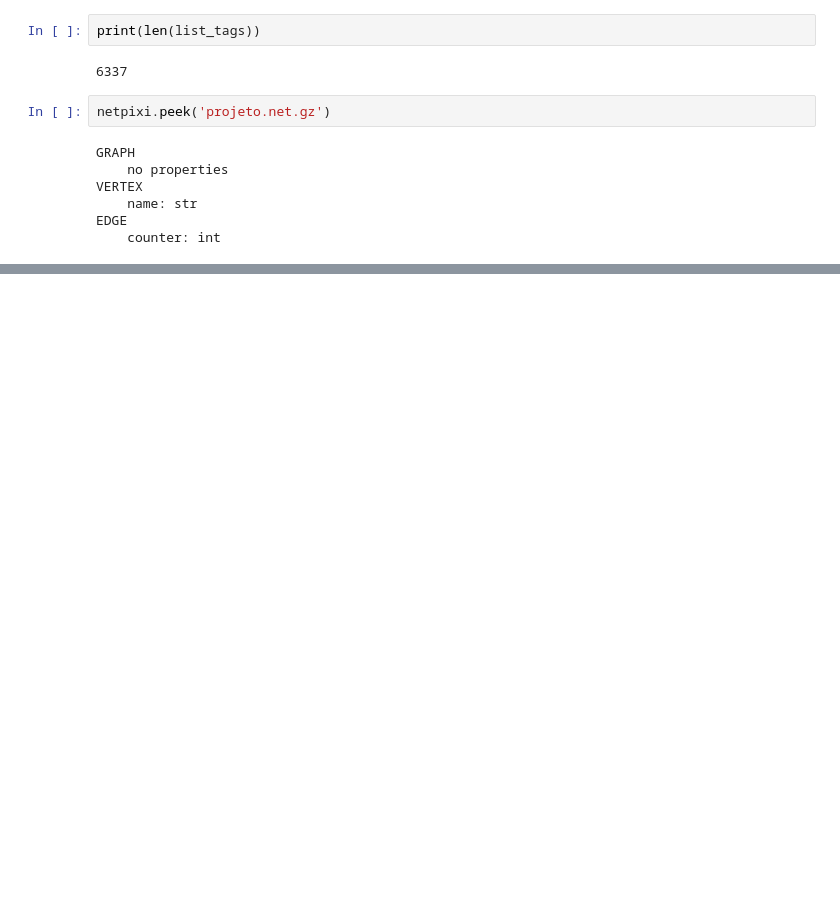
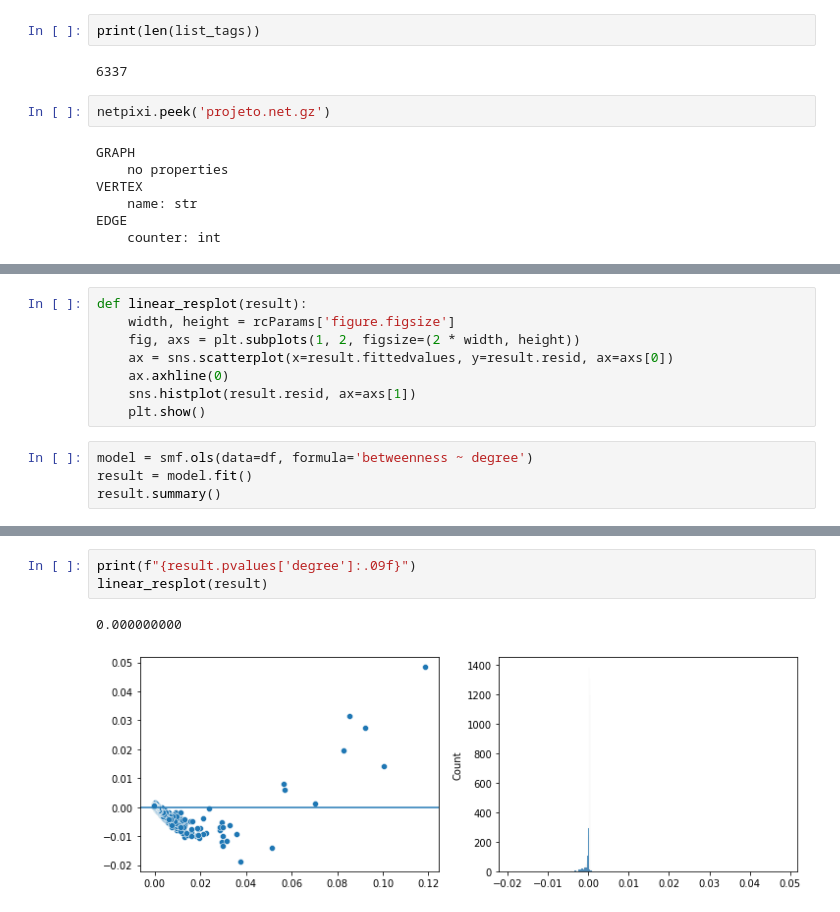
Before and after one commit to hashiprobr-classroom/parte-tecnica-do-projeto-grupoe, a Jupyter notebook: notebooks/Projeto - Rede.ipynb, the cells around one changed output, grey strips where cells are left out. Drawn from its saved outputs; the diff is of its cells as text; blank space fills up the shorter version.

```diff
--- a/notebooks/Projeto - Rede.ipynb
+++ b/notebooks/Projeto - Rede.ipynb
@@ -199,0 +293,12 @@ EDGE
+# %%
+def linear_resplot(result):
+    width, height = rcParams['figure.figsize']
+    fig, axs = plt.subplots(1, 2, figsize=(2 * width, height))
+    ax = sns.scatterplot(x=result.fittedvalues, y=result.resid, ax=axs[0])
+    ax.axhline(0)
+    sns.histplot(result.resid, ax=axs[1])
+    plt.show()
+# %%
+model = smf.ols(data=df, formula='betweenness ~ degree')
+result = model.fit()
+result.summary()
@@ -199,0 +325,6 @@ EDGE
+# %%
+print(f"{result.pvalues['degree']:.09f}")
+linear_resplot(result)
+# %% [output]
+0.000000000
+[figure, added]
```
Also changed, not shown: parts of 12 cells of this notebook.
